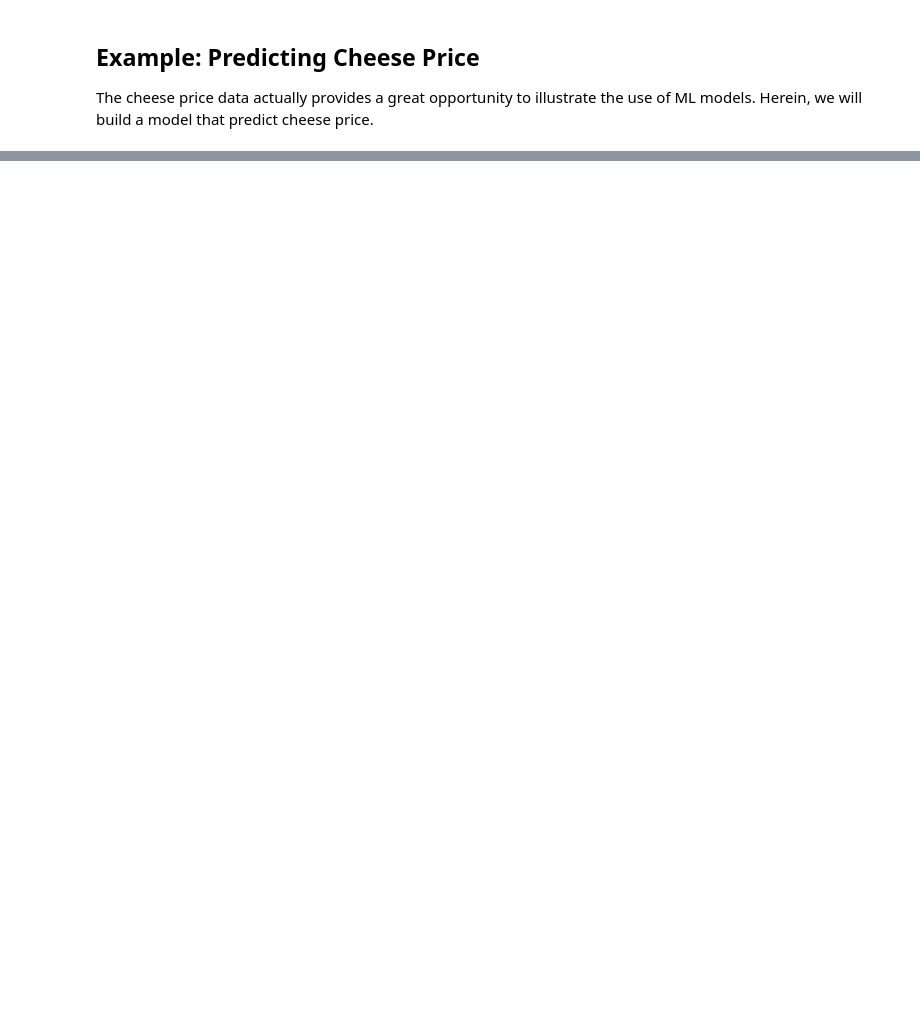
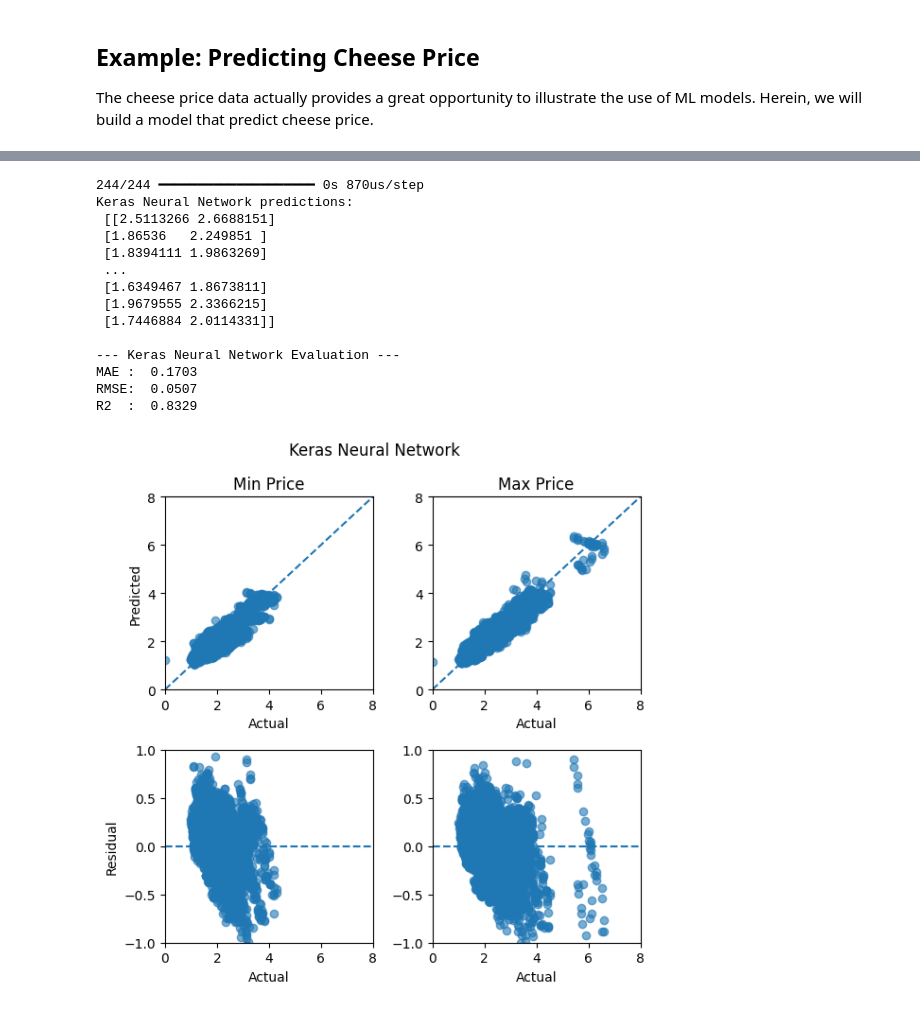
Before and after one commit to yalinli2/EnvEtools, a Jupyter notebook: course_modules/2_USDA_MyMarketNews_ML.ipynb, the cells around one changed output, grey strips where cells are left out. Saved outputs shown, nothing was run; the diff lists cells and outputs as text; code cells hidden in the pictures; blank space fills up the shorter version.

```diff
--- a/course_modules/2_USDA_MyMarketNews_ML.ipynb
+++ b/course_modules/2_USDA_MyMarketNews_ML.ipynb
@@ -37,0 +69,3 @@ tensor([[0.9172, 0.7374, 0.3058],
+# %%
+# Remove missing data
+cheese_df.dropna(inplace=True)
@@ -37,0 +277,15 @@ tensor([[0.9172, 0.7374, 0.3058],
+# %%
+%%time
+# Fit the model and time it
+start_time = time.perf_counter()
+
+history = model_keras.fit(
+    X_train_processed, y_train,
+    validation_split=0.2,
+    epochs=50,
+    batch_size=32,
+    verbose=0
+)
+
+end_time = time.perf_counter()
+time_keras = end_time - start_time
@@ -37,0 +295,24 @@ tensor([[0.9172, 0.7374, 0.3058],
+# %%
+# Evalute the results
+y_pred_keras = model_keras.predict(X_test_processed)
+label = "Keras Neural Network"
+print(f"{label} predictions:\n", y_pred_keras)
+
+metrics_keras = evaluate_regression(y_true, y_pred_keras, label=label)
+fig_keras, axs_keras = plot_regression(y_true, y_pred_keras, label=label)
+# %% [output]
+244/244 ━━━━━━━━━━━━━━━━━━━━ 0s 870us/step
+Keras Neural Network predictions:
+ [[2.5113266 2.6688151]
+ [1.86536   2.249851 ]
+ [1.8394111 1.9863269]
+ ...
+ [1.6349467 1.8673811]
+ [1.9679555 2.3366215]
+ [1.7446884 2.0114331]]
+
+--- Keras Neural Network Evaluation ---
+MAE :  0.1703
+RMSE:  0.0507
+R2  :  0.8329
+[figure, added]
```
Also changed, not shown: parts of 30 cells of this notebook, 2 other files.
